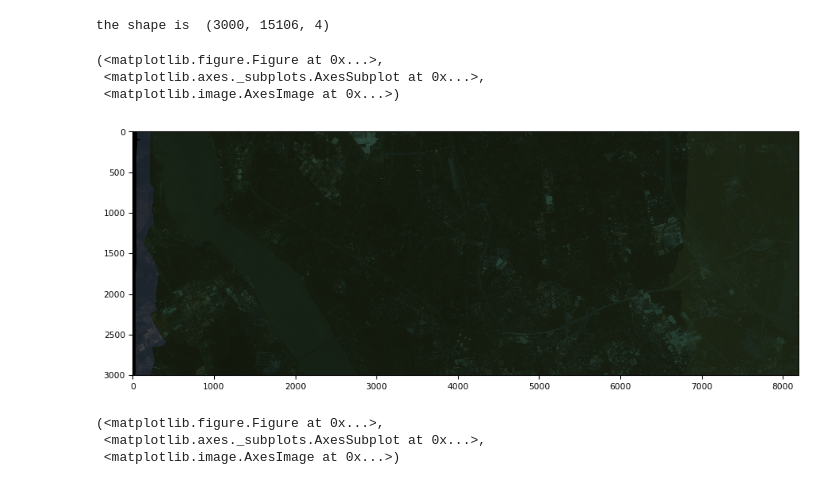
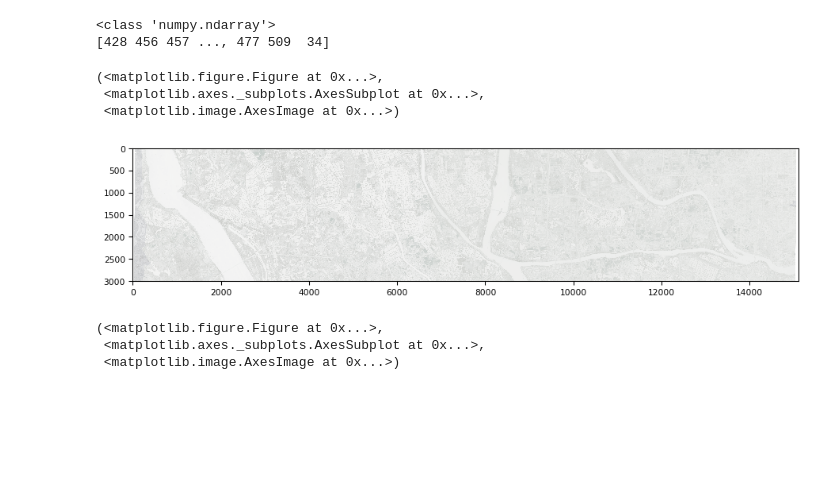
Before and after one commit to alexliyang/FCN_Tensorflow, a Jupyter notebook: Untitled1.ipynb, the cells around one changed output. Drawn from its saved outputs; the diff is of its cells as text; code cells hidden in the pictures; blank space fills up the shorter version.

```diff
--- a/Untitled1.ipynb
+++ b/Untitled1.ipynb
@@ -1,18 +1,34 @@
-# %%
-import tifffile as tiff
-import matplotlib.pyplot
-%matplotlib inline
-
-im_2015 = tiff.imread("./2015.tif").transpose([1, 2, 0])
-im_2017 = tiff.imread("./2017.tif").transpose([1, 2, 0])
-print("the shape is ", im_2015.shape)
-tiff.imshow(im_2015[:, :, :3])
-# %% [output]
-the shape is  (3000, 15106, 4)
-(<matplotlib.figure.Figure at 0x...>,
- <matplotlib.axes._subplots.AxesSubplot at 0x...>,
- <matplotlib.image.AxesImage at 0x...>)
-[figure, removed]
+# %%
+import tifffile as tiff
+import matplotlib.pyplot
+import numpy as np
+%matplotlib inline
+
+im_2015 = tiff.imread("./2015.tif")
+print(type(im_2015))
+print(im_2015[im_2015>0])
+tiff.imshow(im_2015)
+
+# print("the shape is ", im_2015.shape)
+# def scale_percentile(matrix):
+#     w, h, d = matrix.shape
+#     matrix = np.reshape(matrix, [w * h, d]).astype(np.float64)
+#     # Get 2nd and 98th percentile
+#     mins = np.percentile(matrix, 1, axis=0)
+#     maxs = np.percentile(matrix, 99, axis=0) - mins
+#     matrix = (matrix - mins[None, :]) / maxs[None, :]
+#     matrix = np.reshape(matrix, [w, h, d])
+#     matrix = matrix.clip(0, 1)
+#     return matrix
+# tiff.imsave('./2017_3channel.tif',scale_percentile(im_2015[:, :, :3])*255)
+# print('successfully')
+# %% [output]
+<class 'numpy.ndarray'>
+[428 456 457 ..., 477 509  34]
+(<matplotlib.figure.Figure at 0x...>,
+ <matplotlib.axes._subplots.AxesSubplot at 0x...>,
+ <matplotlib.image.AxesImage at 0x...>)
+[figure, added]
 # %%
 tiff.imshow(im_2017[:, :, :3])
 # %% [output]
```
Also changed, not shown: parts of 3 cells of this notebook, 8 other files.
